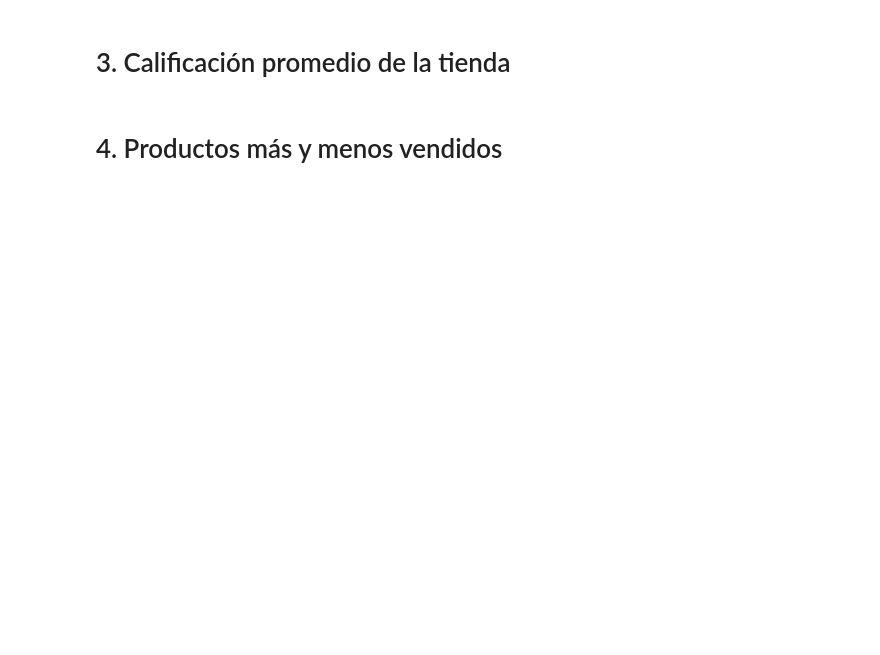
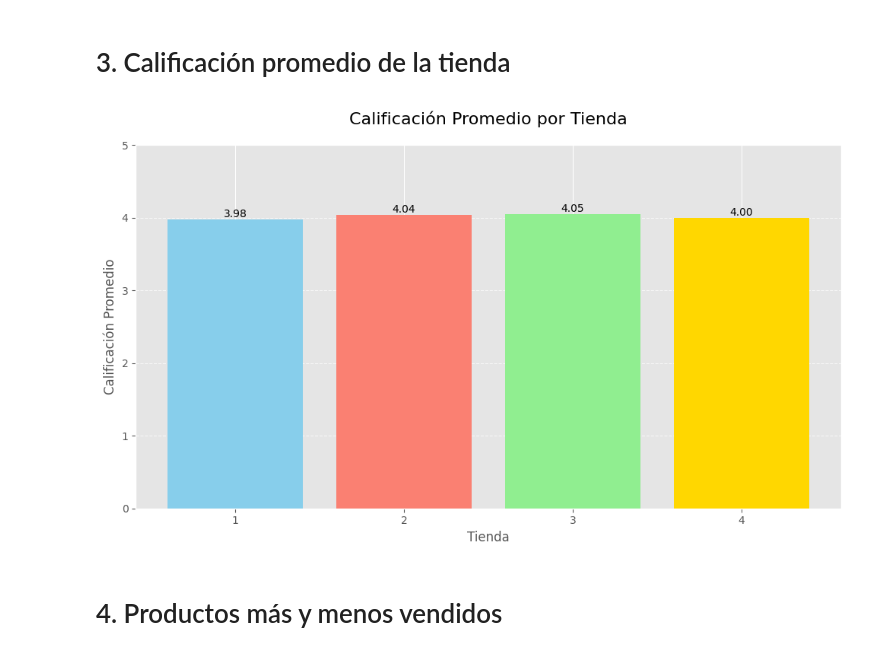
Before and after one commit to hectororuga/AluraStore, a Jupyter notebook: AluraStoreLatam.ipynb, the cells around one changed output. Cells and saved outputs as stored; diff of their text form; code cells hidden in the pictures; blank space fills up the shorter version.

```diff
--- a/AluraStoreLatam.ipynb
+++ b/AluraStoreLatam.ipynb
@@ -38,4 +110,46 @@ Prueba 2
 # %% [markdown]
 # 3. Calificación promedio de la tienda
+# %%
+import pandas as pd
+import matplotlib.pyplot as plt
+# Calcula la calificación promedio para cada tienda
+calificacion_promedio_t1 = df_tienda1['Calificación'].mean()
+calificacion_promedio_t2 = df_tienda2['Calificación'].mean()
+calificacion_promedio_t3 = df_tienda3['Calificación'].mean()
+calificacion_promedio_t4 = df_tienda4['Calificación'].mean()
+
+# Diccionario para organizar la información de las calificaciones promedio
+calificaciones_promedio_tiendas = {
+    'Tienda': ['1', '2', '3', '4'],
+    'Calificación Promedio': [calificacion_promedio_t1, calificacion_promedio_t2, calificacion_promedio_t3, calificacion_promedio_t4]
+}
+
+# Creación del DataFrame final para análisis
+df_calificaciones_promedio = pd.DataFrame(calificaciones_promedio_tiendas)
+
+# Crear el gráfico de barras
+plt.figure(figsize=(10, 6))  # Tamaño del gráfico
+bars = plt.bar(df_calificaciones_promedio['Tienda'], df_calificaciones_promedio['Calificación Promedio'],
+               color=['skyblue', 'salmon', 'lightgreen', 'gold'])
+
+# Personalizar el gráfico
+plt.title('Calificación Promedio por Tienda', fontsize=16, pad=20)
+plt.xlabel('Tienda', fontsize=12)
+plt.ylabel('Calificación Promedio', fontsize=12)
+plt.ylim(0, 5) # Asegurar que el eje Y vaya de 0 a 5 (rango de calificación)
+plt.grid(axis='y', linestyle='--', alpha=0.7)
+
+# Añadir los valores en cada barra
+for bar in bars:
+    height = bar.get_height()
+    plt.text(bar.get_x() + bar.get_width()/2., height,
+             f'{height:.2f}',
+             ha='center', va='bottom', fontsize=10)
+
+# Mostrar el gráfico
+plt.tight_layout()
+plt.show()
+# %% [output]
+[figure, added]
 # %% [markdown]
 # 4. Productos más y menos vendidos
```
Also changed, not shown: parts of 6 cells of this notebook.
